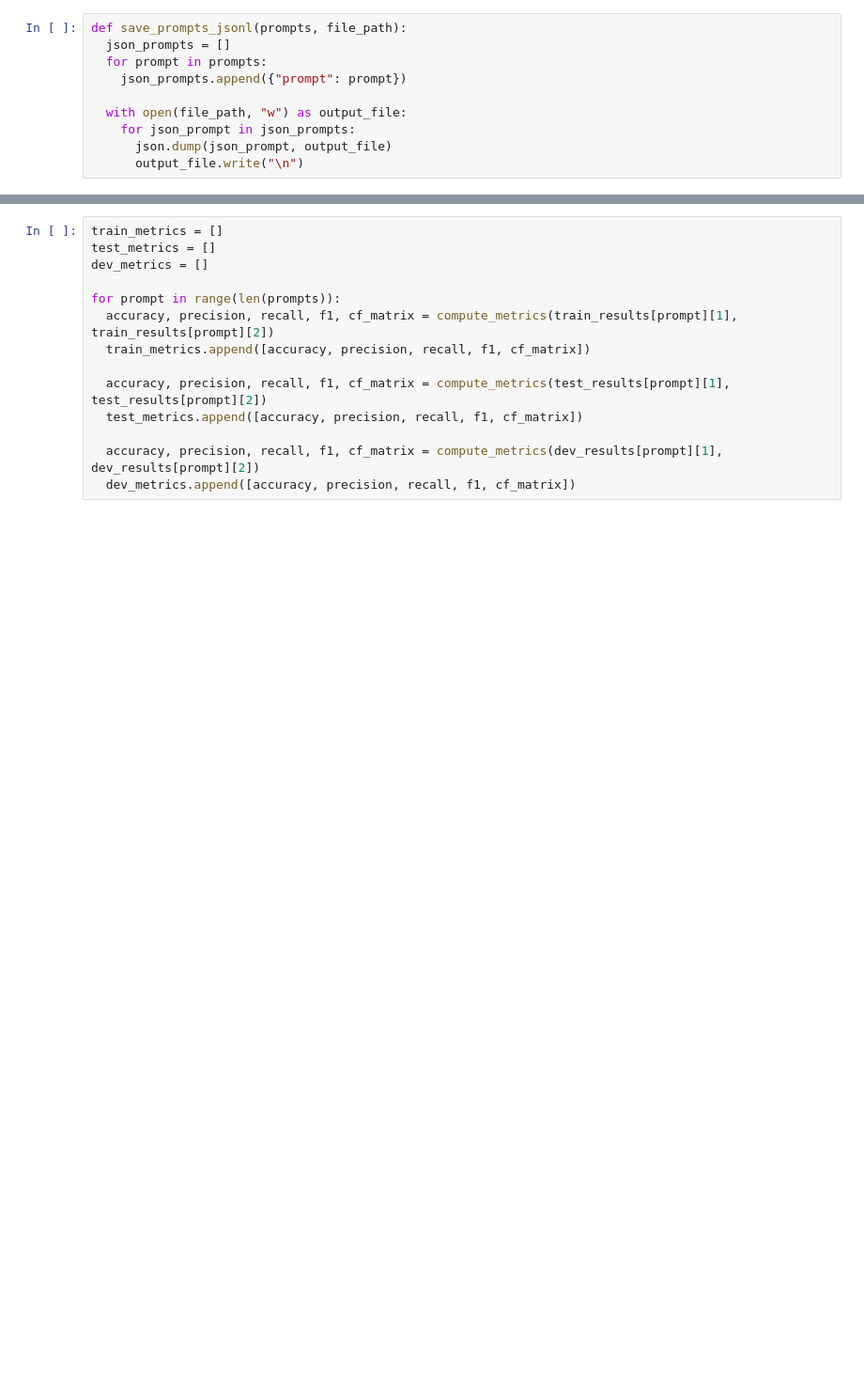
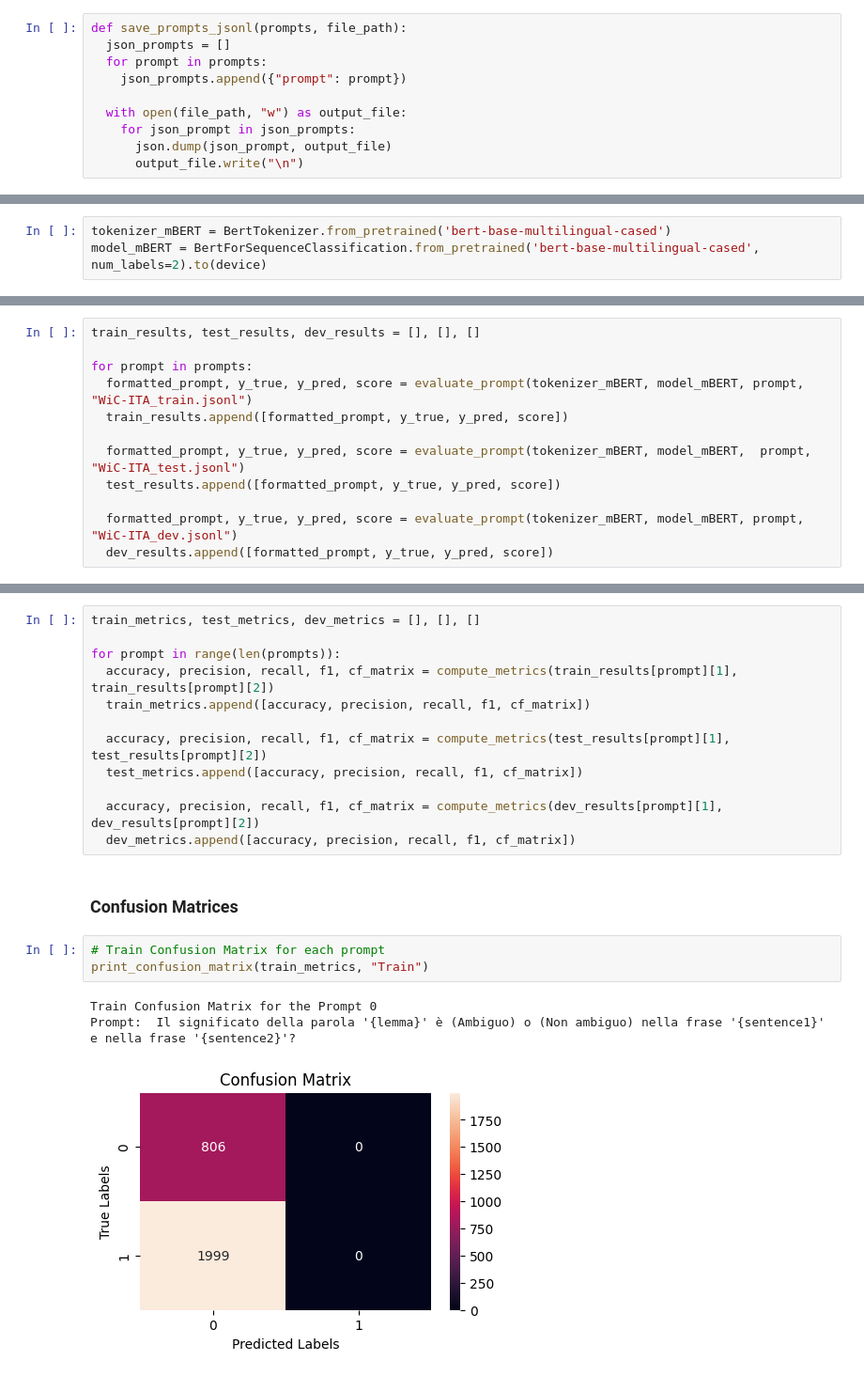
Before and after one commit to clara0goncalves/NLP_Sapienza, a Jupyter notebook: Task_4/script.ipynb, the cells around one changed output, grey strips where cells are left out. Shown: that part at 94% size. Cells and saved outputs as stored; diff of their text form; blank space fills up the shorter version.

```diff
--- a/Task_4/script.ipynb
+++ b/Task_4/script.ipynb
@@ -219,0 +368,3 @@ for prompt in prompts:
+# %%
+tokenizer_mBERT = BertTokenizer.from_pretrained('bert-base-multilingual-cased')
+model_mBERT = BertForSequenceClassification.from_pretrained('bert-base-multilingual-cased', num_labels=2).to(device)
@@ -220,3 +374,15 @@ for prompt in prompts:
+# %%
+train_results, test_results, dev_results = [], [], []
+
+for prompt in prompts:
+  formatted_prompt, y_true, y_pred, score = evaluate_prompt(tokenizer_mBERT, model_mBERT, prompt, "WiC-ITA_train.jsonl")
+  train_results.append([formatted_prompt, y_true, y_pred, score])
+
+  formatted_prompt, y_true, y_pred, score = evaluate_prompt(tokenizer_mBERT, model_mBERT,  prompt, "WiC-ITA_test.jsonl")
+  test_results.append([formatted_prompt, y_true, y_pred, score])
+
+  formatted_prompt, y_true, y_pred, score = evaluate_prompt(tokenizer_mBERT, model_mBERT, prompt, "WiC-ITA_dev.jsonl")
+  dev_results.append([formatted_prompt, y_true, y_pred, score])
 # %%
 visualize_results(train_results, 2) # preview of the first 2 train results for each prompt
 # %% [output]
@@ -240,7 +406,5 @@ Predicted label:  Non Ambiguo
 # %%
-train_metrics = []
-test_metrics = []
-dev_metrics = []
+train_metrics, test_metrics, dev_metrics = [], [], []
 
 for prompt in range(len(prompts)):
   accuracy, precision, recall, f1, cf_matrix = compute_metrics(train_results[prompt][1], train_results[prompt][2])
@@ -251,3 +415,12 @@ for prompt in range(len(prompts)):
 
   accuracy, precision, recall, f1, cf_matrix = compute_metrics(dev_results[prompt][1], dev_results[prompt][2])
   dev_metrics.append([accuracy, precision, recall, f1, cf_matrix])
+# %% [markdown]
+### Confusion Matrices
+# %%
+# Train Confusion Matrix for each prompt
+print_confusion_matrix(train_metrics, "Train")
+# %% [output]
+Train Confusion Matrix for the Prompt 0
+Prompt:  Il significato della parola '{lemma}' è (Ambiguo) o (Non ambiguo) nella frase '{sentence1}' e nella frase '{sentence2}'?
+[figure, added]
```
Also changed, not shown: parts of 36 cells of this notebook.
